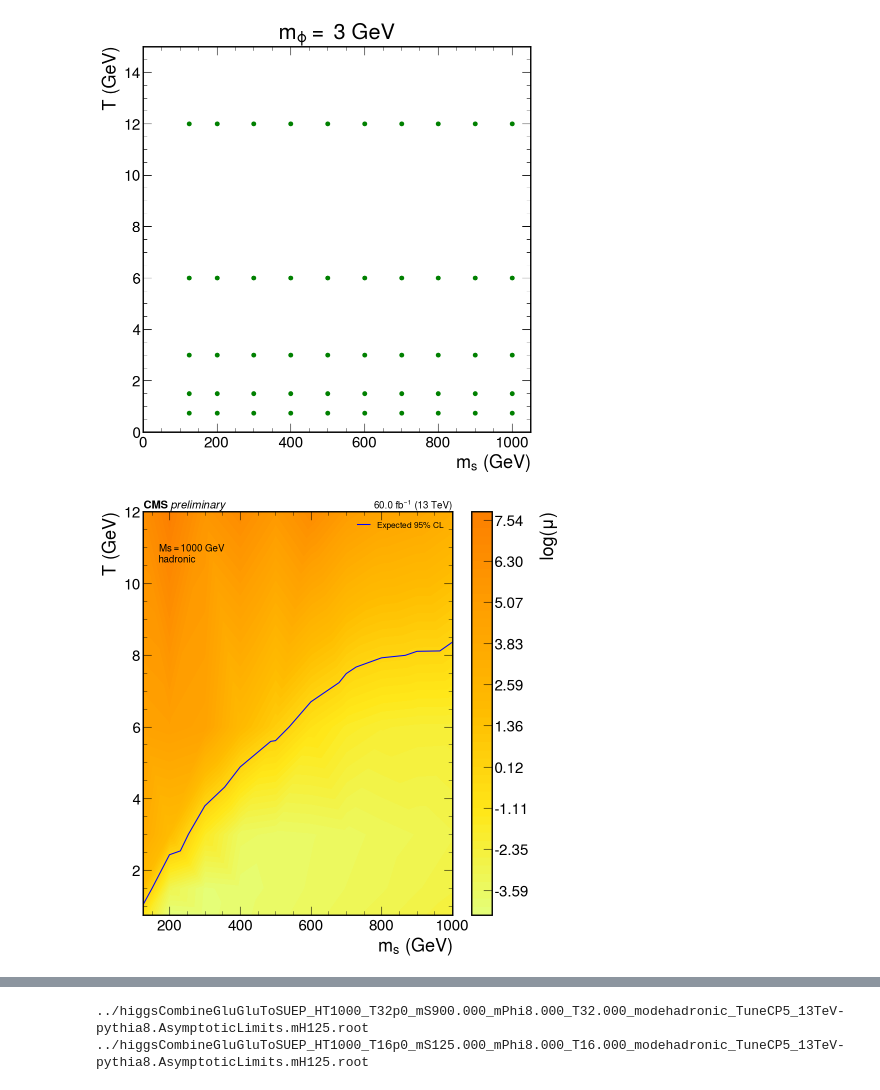
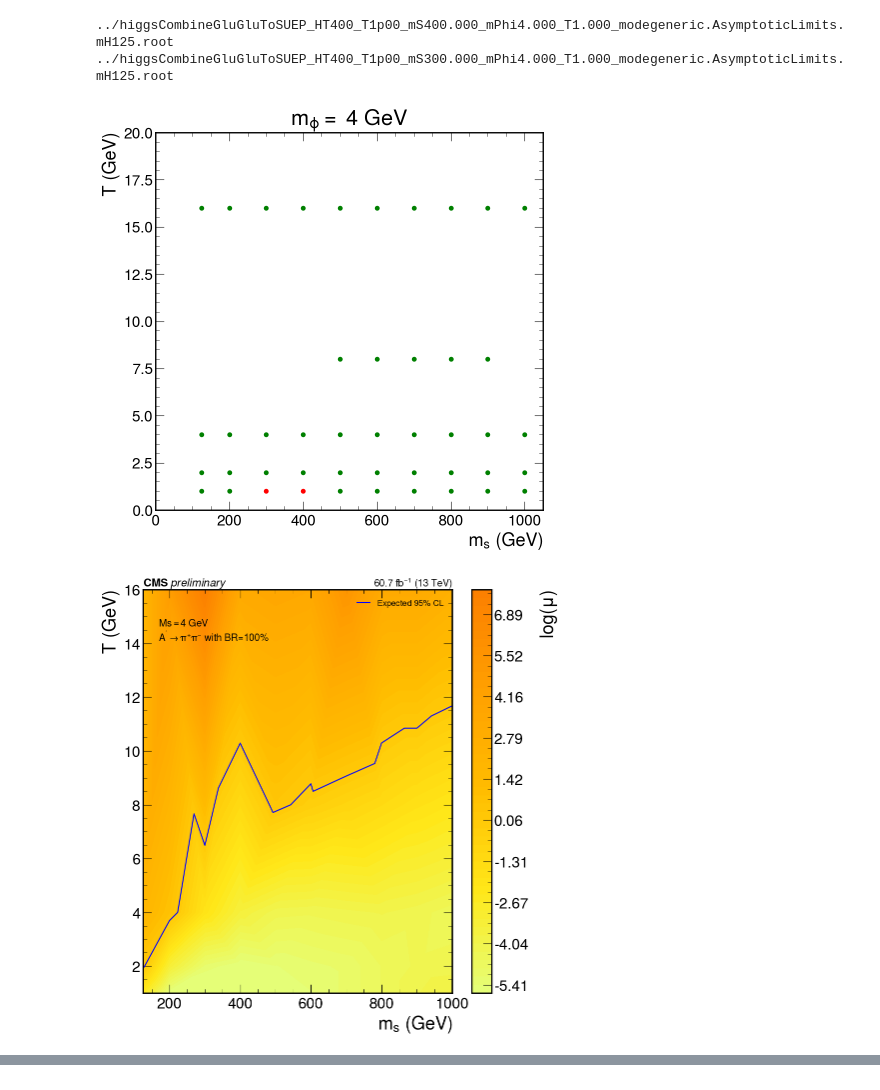
Before and after one commit to SUEPPhysics/SUEPLimits, a Jupyter notebook: notebook_tools/summary-mphi.ipynb, the cells around one changed output, grey strips where cells are left out. Drawn from its saved outputs; the diff is of its cells as text; code cells hidden in the pictures.

```diff
--- a/notebook_tools/summary-mphi.ipynb
+++ b/notebook_tools/summary-mphi.ipynb
@@ -30,7 +30,7 @@ np.seterr(divide='ignore', invalid='ignore')
 # %%
 era = 2018
 mphi = 2.0
-decaymode = 'hadronic'
+decaymode = 'generic'
 # %%
 def get_limits(fn):
     f = uproot.open(fn)
@@ -48,7 +48,7 @@ def get_SUEP_file(Mass=125, mdark=2, t=1, decay="darkPho", path="./"):
         tem = "{0:.1f}".format(t)
     tem = str(tem).replace(".","p")
     fname = os.path.join(
-        "../higgsCombineGluGluToSUEP_HT1000_T{}_mS{:.3f}_mPhi{:.3f}_T{:.3f}_mode{}_TuneCP5_13TeV-pythia8.AsymptoticLimits.mH125.root".format(tem, Mass, mdark, t, decay)
+        "../higgsCombineGluGluToSUEP_HT400_T{}_mS{:.3f}_mPhi{:.3f}_T{:.3f}_mode{}.AsymptoticLimits.mH125.root".format(tem, Mass, mdark, t, decay)
     )
     if os.path.isfile(fname):
         return fname
@@ -102,9 +102,9 @@ combine_files = glob.glob("../higgs*{}*.root".format(decaymode))
 # %%
 all_params = []
 for file in combine_files:
-    file_trim = file.split("HT1000_")[1]
-    proc = 'GluGluToSUEP_HT1000_' + file_trim.split('.Asymptotic')[0]
-    xsec = xs_scale(proc)
+    file_trim = file.split("HT400_")[1]
+    proc = 'GluGluToSUEP_HT400_' + file_trim.split('.Asymptotic')[0]
+    xsec = xs_scale(proc+'_TuneCP5_13TeV-pythia8')
     t = float(file_trim.split("_")[0].replace("p",".")[1:])
     Mass = float(file_trim.split("_")[1][2:])
     mdark = float(file_trim.split("_")[2][4:])
@@ -249,14 +255,14 @@ def plot_SUEP(params=params,unblind=False,tricontour='log'):
         transform=ax.transAxes
     )
     lumi = plt.text(
-        1., 1., r"%.1f fb$^{-1}$ (13 TeV)" % 60.0,
+        1., 1., r"%.1f fb$^{-1}$ (13 TeV)" % 60.69,
         fontsize=14, horizontalalignment='right',
         verticalalignment='bottom',
         transform=ax.transAxes
     )
 
     info = plt.text(
-        0.05, 0.87, r"$Ms = {}$ GeV""\n""{}".format(str(M),decaymode),
+        0.05, 0.87, r"$Ms = {}$ GeV""\n""{}".format(str(mphi),r"$A^{'} \rightarrow \pi^{+}\pi^{-}$ with BR=100%"),
         fontsize=14, horizontalalignment='left',
         verticalalignment='bottom',
         transform=ax.transAxes
@@ -269,8 +275,8 @@ def plot_SUEP(params=params,unblind=False,tricontour='log'):
 
     if not os.path.exists('plots'):
         os.makedirs('plots')
-    #plt.savefig("{}/color_Temp_mdark_2D_limits_M{}_{}.pdf".format(outdir,M,decay), bbox_inches='tight')
-    #plt.savefig("{}/Color_Temp_mdark_2D_limits_M{}_{}.png".format(outdir,M,decay), bbox_inches='tight')
+    #plt.savefig("/uscms/home/mreid/nobackup/sueps/analysis/SUEPs/scouting/plotter/Plots/color_Temp_mdark_2D_limits_M{}_{}.pdf".format(M,decay), bbox_inches='tight')
+    #plt.savefig("/uscms/home/mreid/nobackup/sueps/analysis/SUEPs/scouting/plotter/Plots/Color_Temp_mdark_2D_limits_M{}_{}.png".format(M,decay), bbox_inches='tight')
     plt.show()
 
 
@@ -284,6 +295,6 @@ _=plot_SUEP(params)
 # %%
 lines = []
 
-for mphi in [1.4,2,3,4,8]:
+for mphi in [2,3,4,8]:
     lines.append(plot_SUEP(get_params(mphi)))
 # %% [output]
@@ -294,2 +316,4 @@ for mphi in [1.4,2,3,4,8]:
+../higgsCombineGluGluToSUEP_HT400_T1p00_mS400.000_mPhi4.000_T1.000_modegeneric.AsymptoticLimits.mH125.root
+../higgsCombineGluGluToSUEP_HT400_T1p00_mS300.000_mPhi4.000_T1.000_modegeneric.AsymptoticLimits.mH125.root
-[figure, old version]
+[figure, new version]
-[figure, old version]
+[figure, new version]
@@ -298,2 +321,0 @@ for mphi in [1.4,2,3,4,8]:
-../higgsCombineGluGluToSUEP_HT1000_T32p0_mS900.000_mPhi8.000_T32.000_modehadronic_TuneCP5_13TeV-pythia8.AsymptoticLimits.mH125.root
-../higgsCombineGluGluToSUEP_HT1000_T16p0_mS125.000_mPhi8.000_T16.000_modehadronic_TuneCP5_13TeV-pythia8.AsymptoticLimits.mH125.root
```
Also changed, not shown: parts of 5 cells of this notebook, 9 other files.
